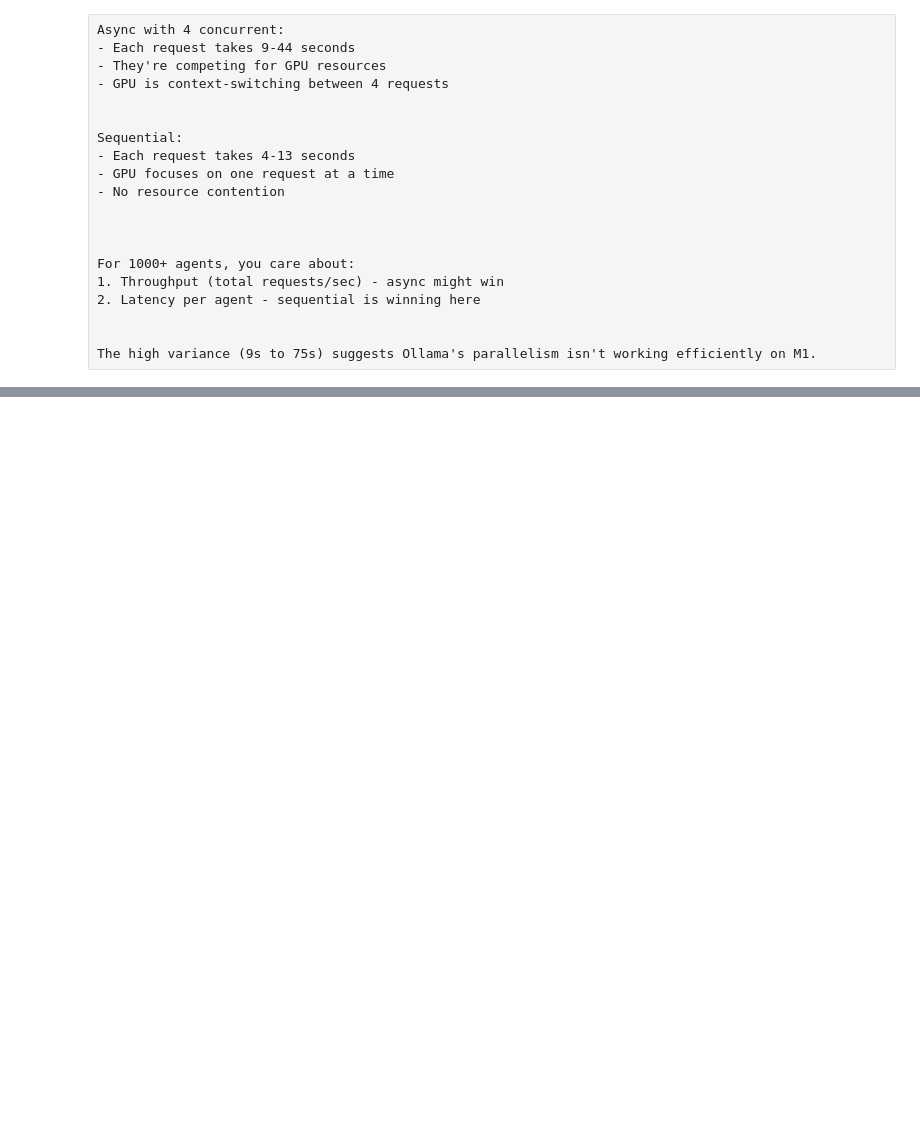
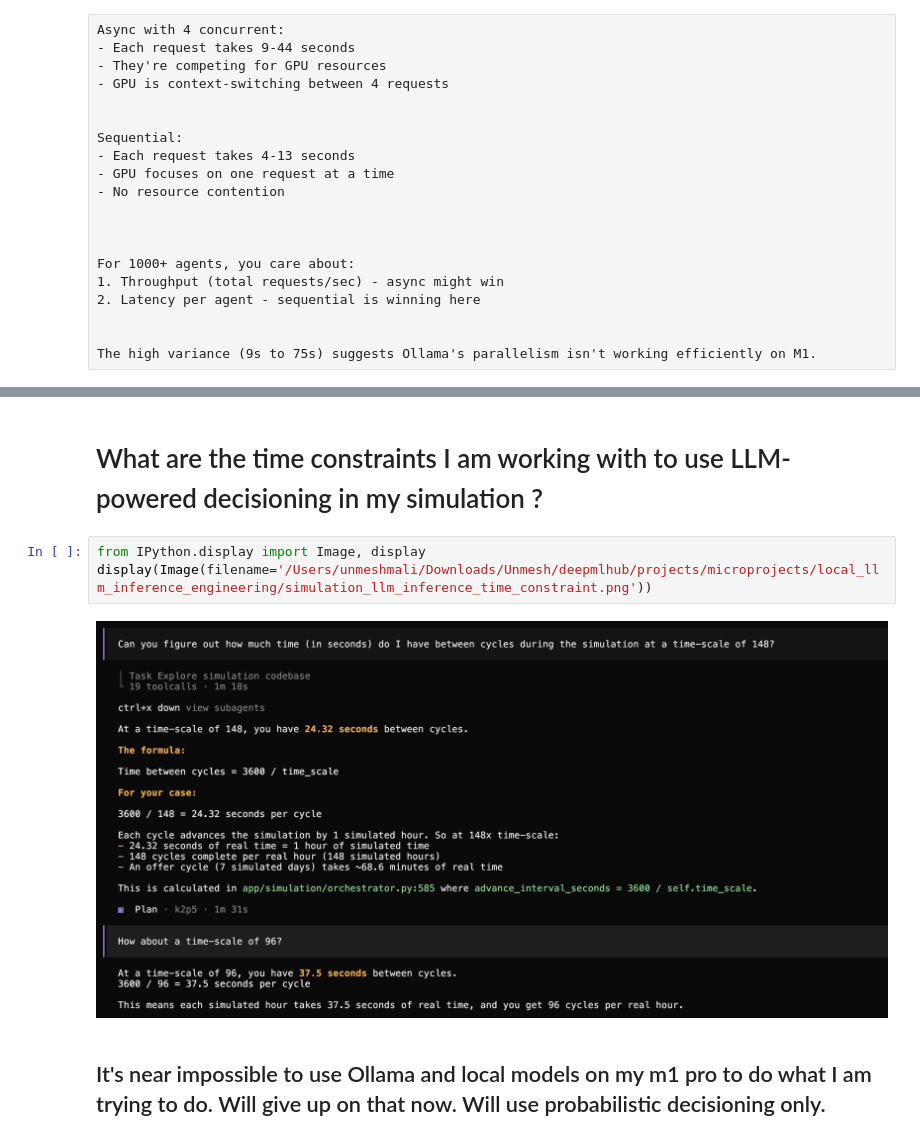
Before and after one commit to unmeshmali25/deepmlhub, a Jupyter notebook: projects/microprojects/local_llm_inference_engineering/ollama.ipynb, the cells around one changed output, grey strips where cells are left out. Drawn from its saved outputs; the diff is of its cells as text; blank space fills up the shorter version.

```diff
--- a/projects/microprojects/local_llm_inference_engineering/ollama.ipynb
+++ b/projects/microprojects/local_llm_inference_engineering/ollama.ipynb
@@ -1100,0 +515,9 @@ CancelledError:
+# %% [markdown]
+# What are the time constraints I am working with to use LLM-powered decisioning in my simulation ?
+# %%
+from IPython.display import Image, display
+display(Image(filename='/Users/unmeshmali/Downloads/Unmesh/deepmlhub/projects/microprojects/local_llm_inference_engineering/simulation_llm_inference_time_constraint.png'))
+# %% [output]
+[figure, added]
+# %% [markdown]
+## It's near impossible to use Ollama and local models on my m1 pro to do what I am trying to do. Will give up on that now. Will use probabilistic decisioning only.
```
Also changed, not shown: parts of 17 cells of this notebook, 1 other file.
